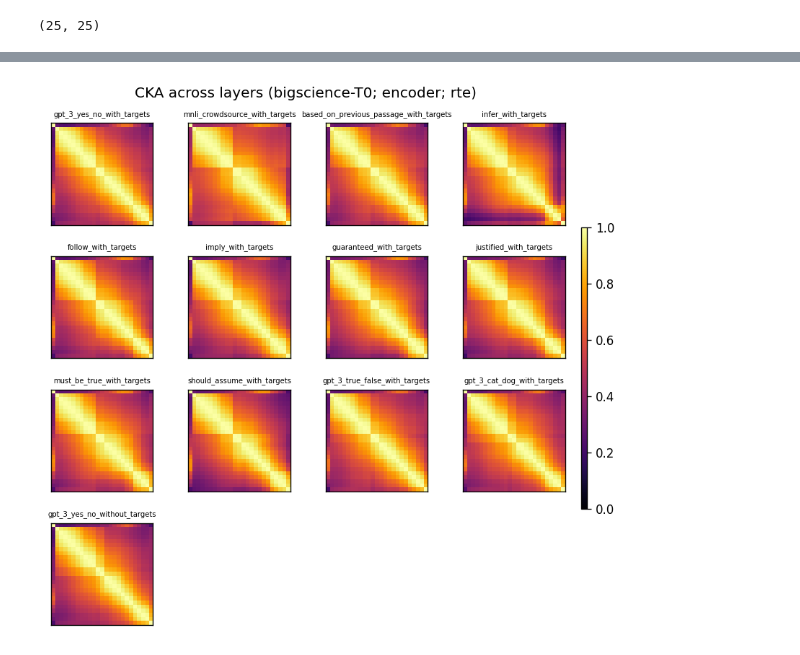
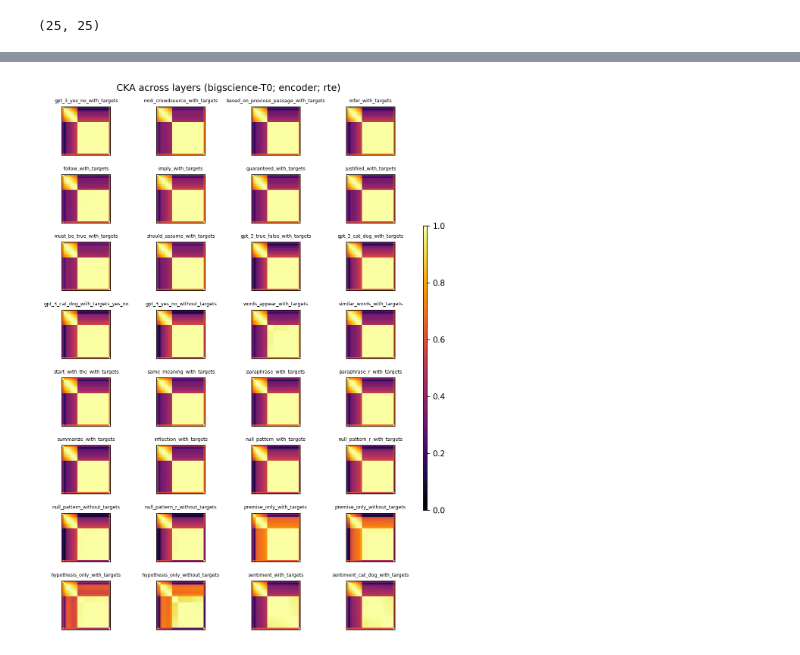
Before and after one commit to mmarius/t0-analysis, a Jupyter notebook: notebooks/T0/rte/encoder/cka_encoder_per_layer.ipynb, the cells around one changed output, grey strips where cells are left out. Cells and saved outputs as stored; diff of their text form; code cells hidden in the pictures.

```diff
--- a/notebooks/T0/rte/encoder/cka_encoder_per_layer.ipynb
+++ b/notebooks/T0/rte/encoder/cka_encoder_per_layer.ipynb
@@ -58,12 +63,31 @@ use_pattern = [
     "should_assume_with_targets",
     "gpt_3_true_false_with_targets",
     "gpt_3_cat_dog_with_targets",
+    "gpt_3_cat_dog_with_targets_yes_no",
     "gpt_3_yes_no_without_targets",
+    "words_appear_with_targets",
+    "similar_words_with_targets",
+    "start_with_the_with_targets",
+    "same_meaning_with_targets",
+    "paraphrase_with_targets",
+    "paraphrase_r_with_targets",
+    "summarize_with_targets",
+    "inflection_with_targets",
+    "null_pattern_with_targets",
+    "null_pattern_r_with_targets",
+    "null_pattern_without_targets",
+    "null_pattern_r_without_targets",
+    "premise_only_with_targets",
+    "premise_only_without_targets",
+    "hypothesis_only_with_targets",
+    "hypothesis_only_without_targets",
+    "sentiment_with_targets",
+    "sentiment_cat_dog_with_targets"
 ]
 # %%
 representations = {}
 
-for _, row in df.iterrows():
+for _, row in tqdm(df.iterrows(), desc="patterns"):
     prompt_name = row['name']
 
     if prompt_name in use_pattern:
@@ -76,7 +100,8 @@ for _, row in df.iterrows():
             if layer_key not in representations[prompt_name]:
                 representations[prompt_name][layer_key] = {}
 
-            file_name = f"{task}/{model}/{module}/{row['name']}/hidden_represenations_layer{layer}_avg.hdf5"
+            # file_name = f"{task}/{model}/{module}/{row['name']}/hidden_represenations_layer{layer}_avg.hdf5"
+            file_name = f"{task}/{model}/{module}/{row['name']}/hidden_represenations_layer{layer}_avg-nopad.hdf5"
 
             # load hidden representations from hdf5 file
             representations[prompt_name][layer_key] = load_hidden_representations_from_hdf5(os.path.join(log_dir, file_name), silent=True)
@@ -89,7 +114,7 @@ dict_keys(['gpt_3_yes_no_with_targets', 'mnli_crowdsource_with_targets', 'based_
 np_cka = CKA()
 
 cka_scores_pattern = {}
-for pattern in list(representations.keys())[:]:
+for pattern in tqdm(list(representations.keys())[:], desc="patterns"):
     cka_scores = []
     for layer1 in representations[pattern].keys():
         cka_scores_layer1 = []
@@ -141,35 +166,35 @@ for pattern in list(cka_scores_pattern.keys())[:]:
 # %%
-plt.figure(figsize=(6.5, 6.5), dpi=120)
+plt.figure(figsize=(7.0, 10.0), dpi=150)
 
 for l, pattern in enumerate(cka_scores_pattern.keys()):
     values = cka_scores_pattern[pattern]
 
-    plt.subplot(4, 4, l+1)
+    plt.subplot(8, 4, l+1)
     axes = plt.gca()
     axes.get_xaxis().set_visible(False)
     axes.get_yaxis().set_visible(False)
     im = axes.imshow(values, cmap='inferno', vmin=0.0, vmax=1.0)
     # Create colorbar
     # cbar = axes.figure.colorbar(im, ax=axes)
     # cbar.ax.set_ylabel("", rotation=-90, va="bottom")
 
     axes.set_xlabel("template", fontsize=8)
     axes.set_xticks(np.arange(len(values)))
     axes.set_ylabel("template", fontsize=8)
     axes.set_yticks(np.arange(len(values)))
 
     # axes.set_title(f"Pairwise CKA ({model}; {module}; {task}; layer={layer})", fontsize=8)
     axes.set_title(f"{pattern}", fontsize=6)
 
 # add colorbar
 fig = plt.gcf()
 fig.subplots_adjust(right=0.8)
 cbar_ax = fig.add_axes([0.99, 0.23, 0.01, 0.5])
 fig.colorbar(im, cax=cbar_ax)
 
 plt.suptitle(f"CKA across layers ({model}; {module}; {task})")
-plt.tight_layout(h_pad=2.0)
+plt.tight_layout(h_pad=1.0)
 plt.show()
 plt.close();
 # %% [output]
-[figure, old version]
+[figure, new version]
```
Also changed, not shown: parts of 3 cells of this notebook, 46 other files.
